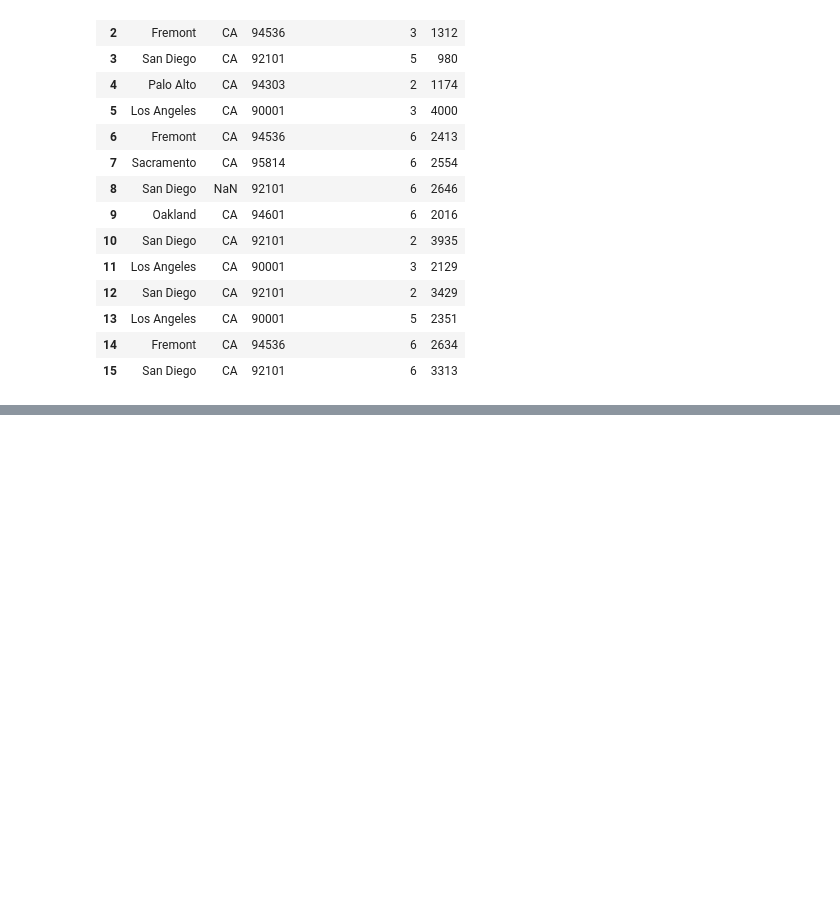
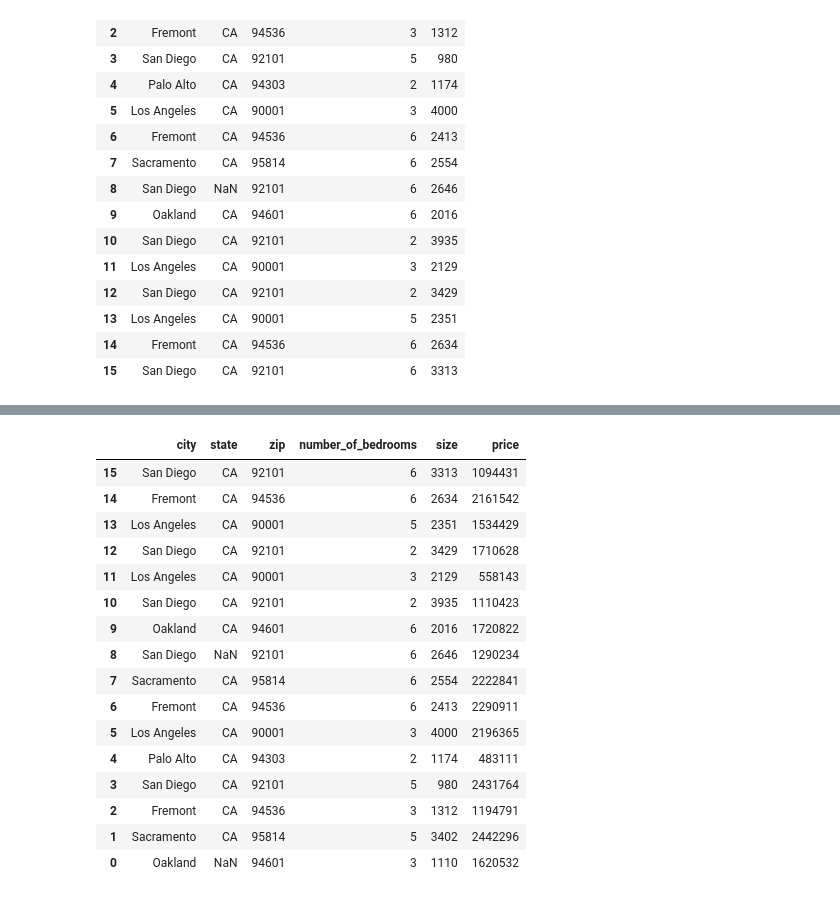
Before and after one commit to amiteshks/predictive_ai, a Jupyter notebook: housing_data_processor.ipynb, the cells around one changed output, grey strips where cells are left out. Cells and saved outputs as stored; diff of their text form; code cells hidden in the pictures; blank space fills up the shorter version.

```diff
--- a/housing_data_processor.ipynb
+++ b/housing_data_processor.ipynb
@@ -152,0 +163,20 @@ df[['city', 'state', 'zip', 'number_of_bedrooms', 'size']]
+# %%
+df.iloc[::-1]
+# %% [output]
+|  | city | state | zip | number_of_bedrooms | size | price |
+| 15 | San Diego | CA | 92101 | 6 | 3313 | 1094431 |
+| 14 | Fremont | CA | 94536 | 6 | 2634 | 2161542 |
+| 13 | Los Angeles | CA | 90001 | 5 | 2351 | 1534429 |
+| 12 | San Diego | CA | 92101 | 2 | 3429 | 1710628 |
+| 11 | Los Angeles | CA | 90001 | 3 | 2129 | 558143 |
+| 10 | San Diego | CA | 92101 | 2 | 3935 | 1110423 |
+| 9 | Oakland | CA | 94601 | 6 | 2016 | 1720822 |
+| 8 | San Diego | NaN | 92101 | 6 | 2646 | 1290234 |
+| 7 | Sacramento | CA | 95814 | 6 | 2554 | 2222841 |
+| 6 | Fremont | CA | 94536 | 6 | 2413 | 2290911 |
+| 5 | Los Angeles | CA | 90001 | 3 | 4000 | 2196365 |
+| 4 | Palo Alto | CA | 94303 | 2 | 1174 | 483111 |
+| 3 | San Diego | CA | 92101 | 5 | 980 | 2431764 |
+| 2 | Fremont | CA | 94536 | 3 | 1312 | 1194791 |
+| 1 | Sacramento | CA | 95814 | 5 | 3402 | 2442296 |
+| 0 | Oakland | NaN | 94601 | 3 | 1110 | 1620532 |
```
Also changed, not shown: parts of 3 cells of this notebook, 1 other file.
